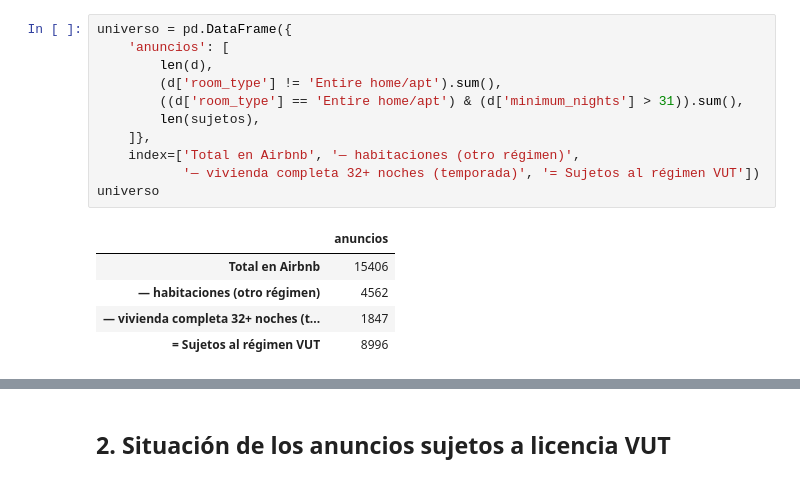
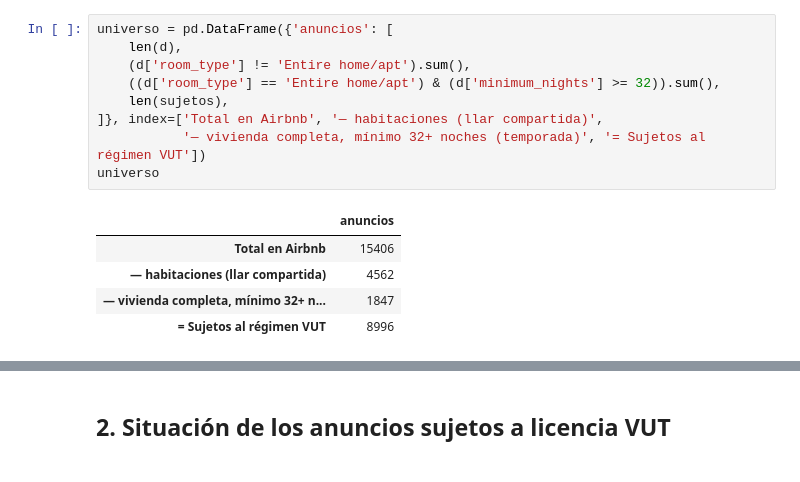
Before and after one commit to Ruthlessallen/Turismo-y-Barcelona, a Jupyter notebook: pipeline/notebooks/03_auditoria_licencias.ipynb, the cells around one changed output, grey strips where cells are left out. Cells and saved outputs as stored; diff of their text form.

```diff
--- a/pipeline/notebooks/03_auditoria_licencias.ipynb
+++ b/pipeline/notebooks/03_auditoria_licencias.ipynb
@@ -80,17 +44,15 @@ Por eso se acota el universo **antes** de contar: contar habitaciones o alquiler
 # %%
-universo = pd.DataFrame({
-    'anuncios': [
-        len(d),
-        (d['room_type'] != 'Entire home/apt').sum(),
-        ((d['room_type'] == 'Entire home/apt') & (d['minimum_nights'] > 31)).sum(),
-        len(sujetos),
-    ]},
-    index=['Total en Airbnb', '— habitaciones (otro régimen)',
-           '— vivienda completa 32+ noches (temporada)', '= Sujetos al régimen VUT'])
+universo = pd.DataFrame({'anuncios': [
+    len(d),
+    (d['room_type'] != 'Entire home/apt').sum(),
+    ((d['room_type'] == 'Entire home/apt') & (d['minimum_nights'] >= 32)).sum(),
+    len(sujetos),
+]}, index=['Total en Airbnb', '— habitaciones (llar compartida)',
+           '— vivienda completa, mínimo 32+ noches (temporada)', '= Sujetos al régimen VUT'])
 universo
 # %% [output]
 |  | anuncios |
 | Total en Airbnb | 15406 |
-| — habitaciones (otro régimen) | 4562 |
-| — vivienda completa 32+ noches (t... | 1847 |
+| — habitaciones (llar compartida) | 4562 |
+| — vivienda completa, mínimo 32+ n... | 1847 |
 | = Sujetos al régimen VUT | 8996 |
```
Also changed, not shown: parts of 34 cells of this notebook, 6 other files.
